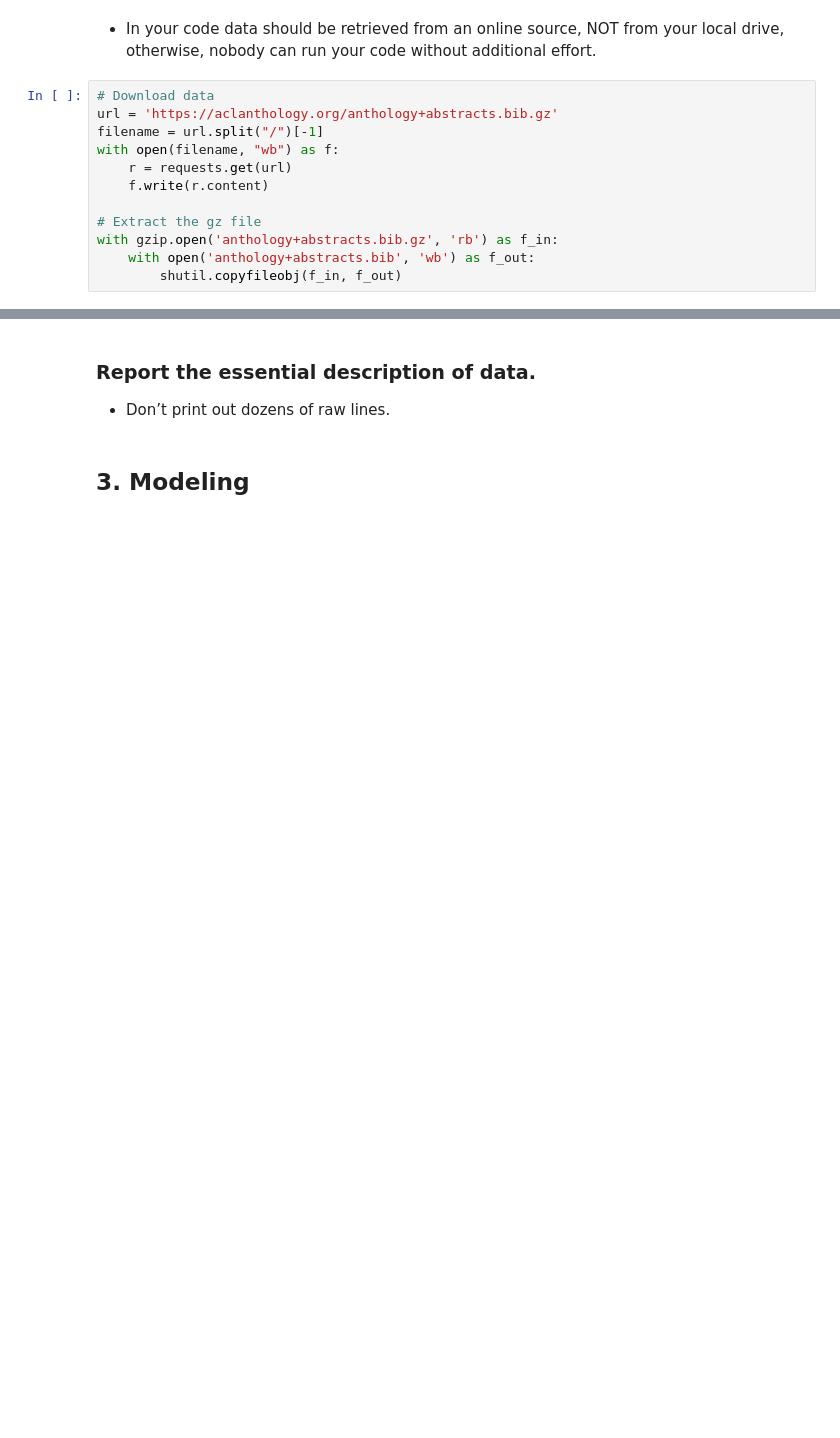
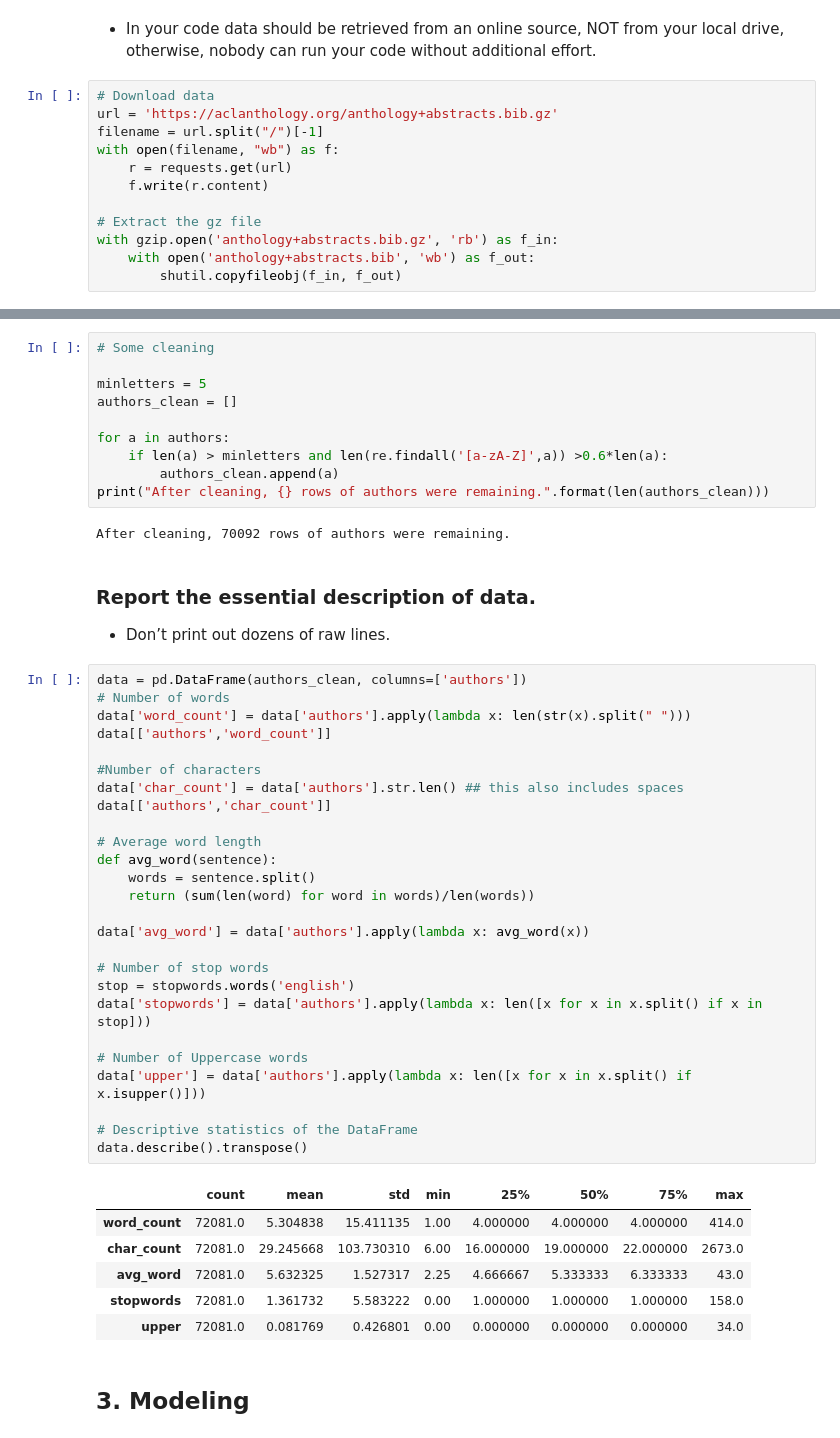
Before and after one commit to AlexTouvras/FindingSimilarItems, a Jupyter notebook: Project 2.ipynb, the cells around one changed output, grey strips where cells are left out. Drawn from its saved outputs; the diff is of its cells as text; blank space fills up the shorter version.

```diff
--- a/Project 2.ipynb
+++ b/Project 2.ipynb
@@ -56,6 +108,51 @@ print("{} abstracts were found in the file.".format(len(abstracts)))
+# %%
+# Some cleaning
+
+minletters = 5
+authors_clean = []
+
+for a in authors:
+    if len(a) > minletters and len(re.findall('[a-zA-Z]',a)) >0.6*len(a):
+        authors_clean.append(a)
+print("After cleaning, {} rows of authors were remaining.".format(len(authors_clean)))
+# %% [output]
+After cleaning, 70092 rows of authors were remaining.
 # %% [markdown]
 ### Report the essential description of data.
 -	Don’t print out dozens of raw lines.
+# %%
+data = pd.DataFrame(authors_clean, columns=['authors'])
+# Number of words
+data['word_count'] = data['authors'].apply(lambda x: len(str(x).split(" ")))
+data[['authors','word_count']]
+
+#Number of characters
+data['char_count'] = data['authors'].str.len() ## this also includes spaces
+data[['authors','char_count']]
+
+# Average word length
+def avg_word(sentence):
+    words = sentence.split()
+    return (sum(len(word) for word in words)/len(words))
+
+data['avg_word'] = data['authors'].apply(lambda x: avg_word(x))
+
+# Number of stop words
+stop = stopwords.words('english')
+data['stopwords'] = data['authors'].apply(lambda x: len([x for x in x.split() if x in stop]))
+
+# Number of Uppercase words
+data['upper'] = data['authors'].apply(lambda x: len([x for x in x.split() if x.isupper()]))
+
+# Descriptive statistics of the DataFrame
+data.describe().transpose()
+# %% [output]
+|  | count | mean | std | min | 25% | 50% | 75% | max |
+| word_count | 72081.0 | 5.304838 | 15.411135 | 1.00 | 4.000000 | 4.000000 | 4.000000 | 414.0 |
+| char_count | 72081.0 | 29.245668 | 103.730310 | 6.00 | 16.000000 | 19.000000 | 22.000000 | 2673.0 |
+| avg_word | 72081.0 | 5.632325 | 1.527317 | 2.25 | 4.666667 | 5.333333 | 6.333333 | 43.0 |
+| stopwords | 72081.0 | 1.361732 | 5.583222 | 0.00 | 1.000000 | 1.000000 | 1.000000 | 158.0 |
+| upper | 72081.0 | 0.081769 | 0.426801 | 0.00 | 0.000000 | 0.000000 | 0.000000 | 34.0 |
 # %% [markdown]
 ## 3.	Modeling
 # %% [markdown]
```
Also changed, not shown: parts of 11 cells of this notebook, 1 other file.
